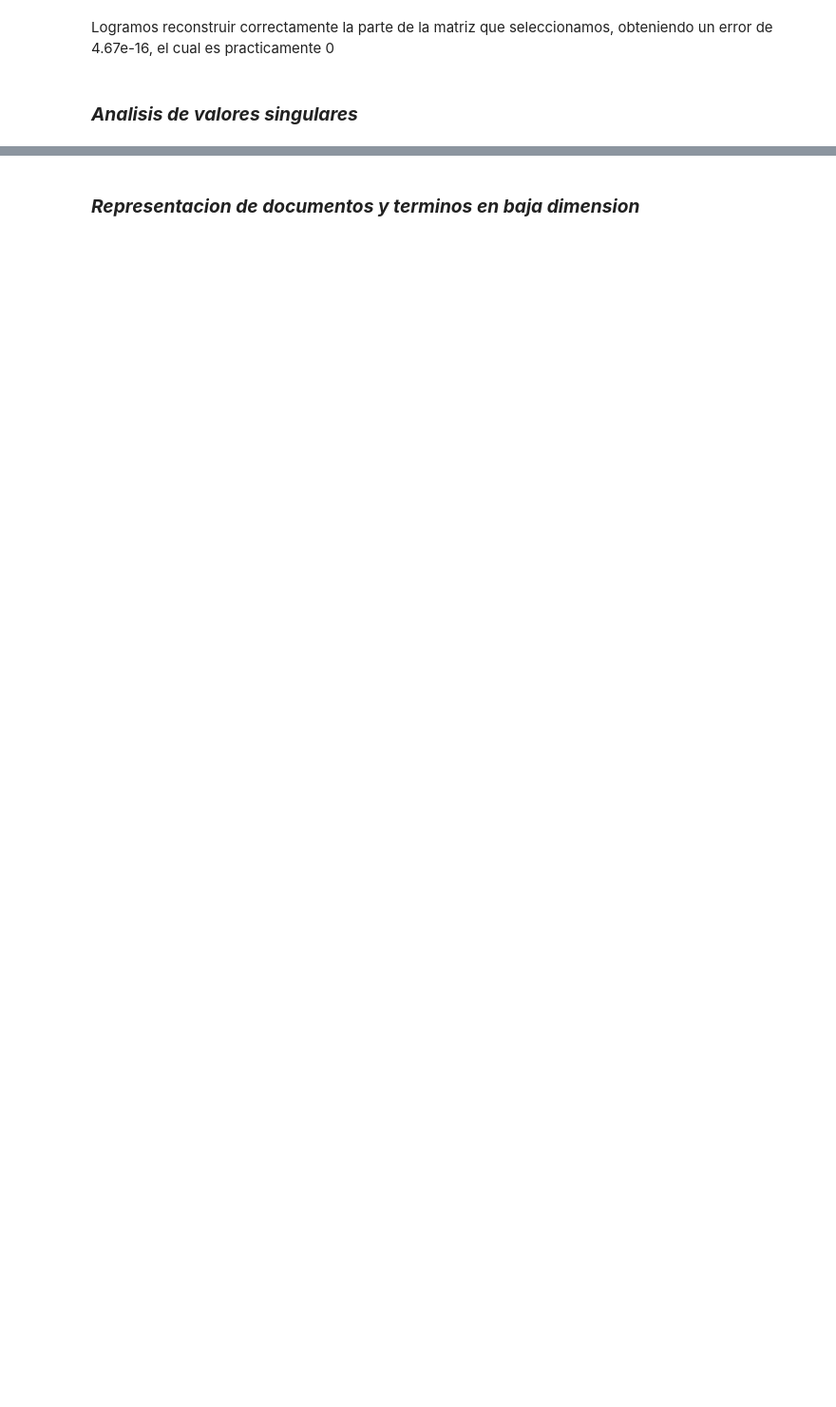
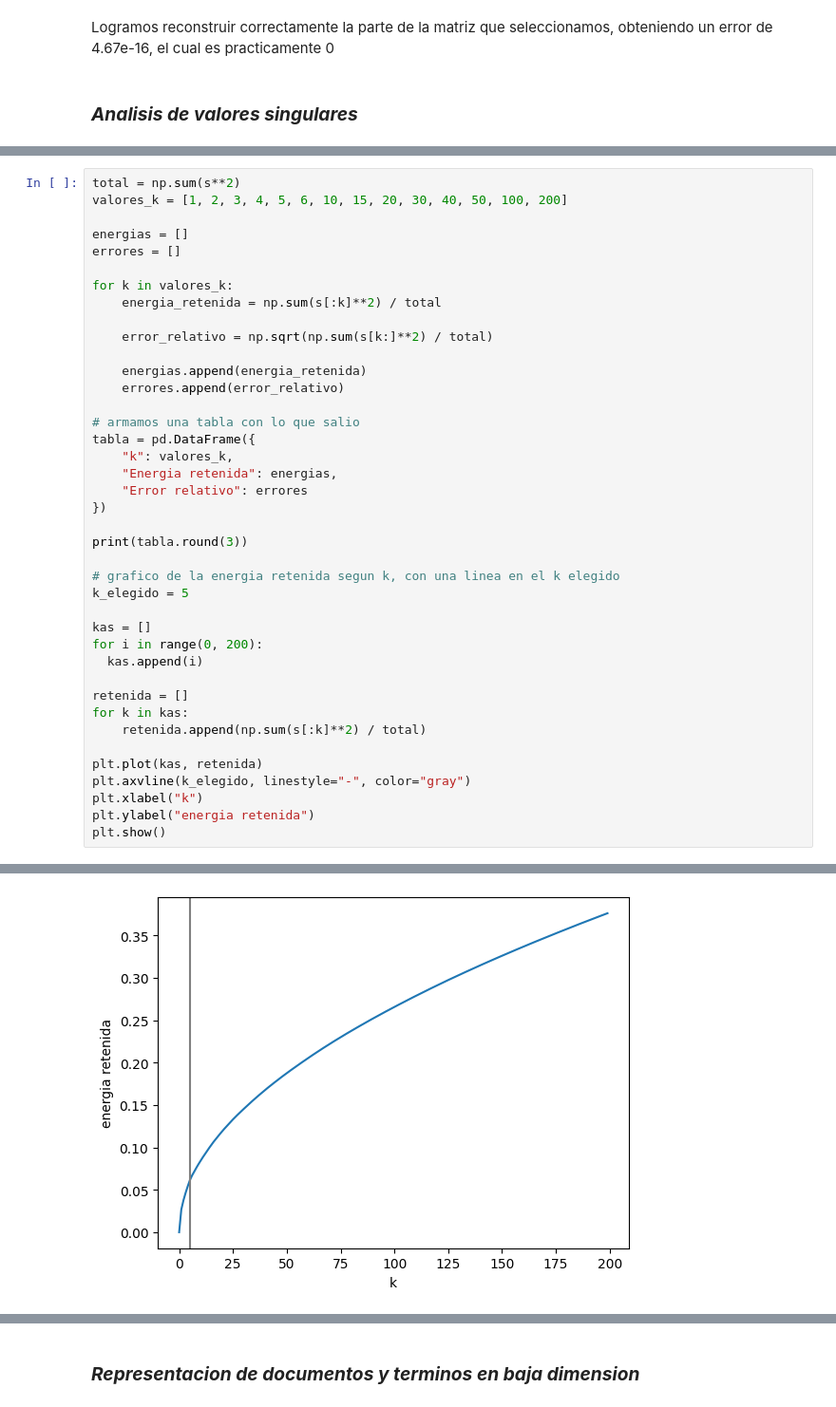
Before and after one commit to LmChicao/Proyecto-Computacional-IMT2230, a Jupyter notebook: jupyters/Cosas.ipynb, the cells around one changed output, grey strips where cells are left out. Shown at 95% size. Drawn from its saved outputs; the diff is of its cells as text; blank space fills up the shorter version.

```diff
--- a/jupyters/Cosas.ipynb
+++ b/jupyters/Cosas.ipynb
@@ -267,0 +287,41 @@ Logramos reconstruir correctamente la parte de la matriz que seleccionamos, obte
+# %%
+total = np.sum(s**2)
+valores_k = [1, 2, 3, 4, 5, 6, 10, 15, 20, 30, 40, 50, 100, 200]
+
+energias = []
+errores = []
+
+for k in valores_k:
+    energia_retenida = np.sum(s[:k]**2) / total
+
+    error_relativo = np.sqrt(np.sum(s[k:]**2) / total)
+
+    energias.append(energia_retenida)
+    errores.append(error_relativo)
+
+# armamos una tabla con lo que salio
+tabla = pd.DataFrame({
+    "k": valores_k,
+    "Energia retenida": energias,
+    "Error relativo": errores
+})
+
+print(tabla.round(3))
+
+# grafico de la energia retenida segun k, con una linea en el k elegido
+k_elegido = 5
+
+kas = []
+for i in range(0, 200):
+  kas.append(i)
+
+retenida = []
+for k in kas:
+    retenida.append(np.sum(s[:k]**2) / total)
+
+plt.plot(kas, retenida)
+plt.axvline(k_elegido, linestyle="-", color="gray")
+plt.xlabel("k")
+plt.ylabel("energia retenida")
+plt.show()
+# %% [output]
@@ -267,0 +343 @@ Logramos reconstruir correctamente la parte de la matriz que seleccionamos, obte
+[figure, added]
```
Also changed, not shown: parts of 7 cells of this notebook.
